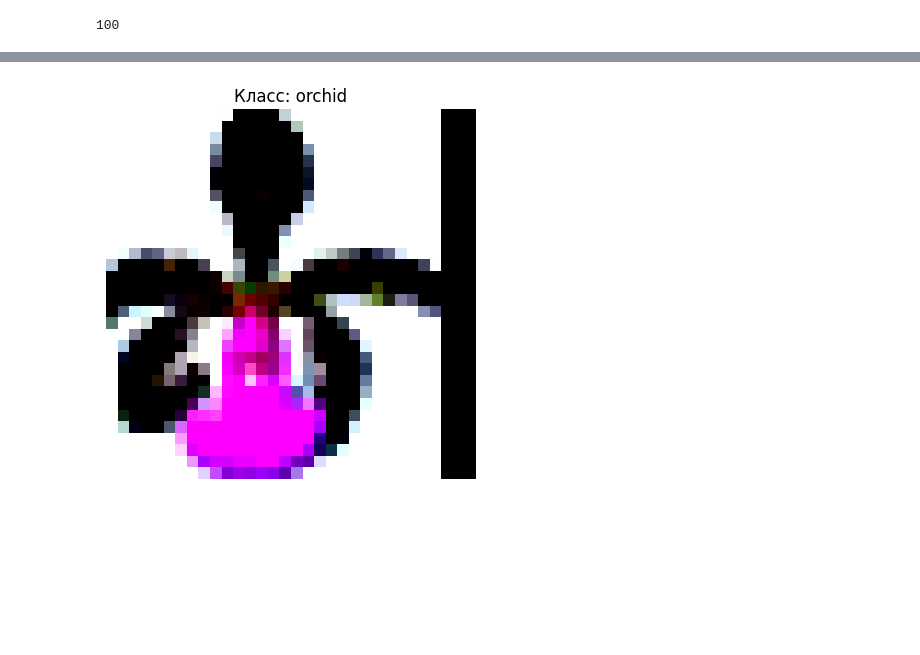
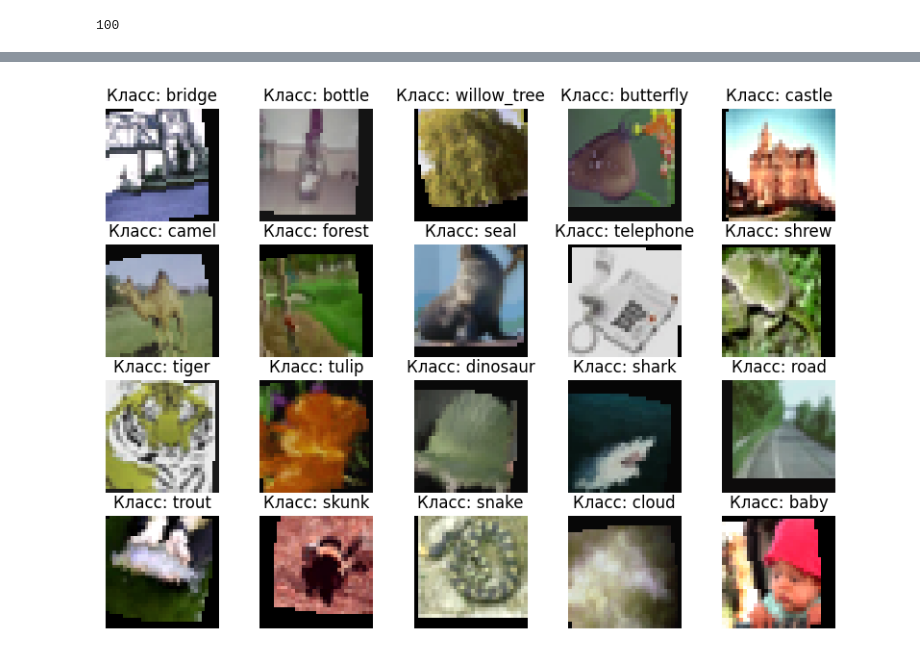
Before and after one commit to MederbekTuratbekov/ml_CIFAR_100, a Jupyter notebook: cifar_100/cifar_100.ipynb, the cells around one changed output, grey strips where cells are left out. Cells and saved outputs as stored; diff of their text form; code cells hidden in the pictures; blank space fills up the shorter version.

```diff
--- a/cifar_100/cifar_100.ipynb
+++ b/cifar_100/cifar_100.ipynb
@@ -7,16 +7,9 @@ from torch.utils.data import DataLoader
 from torchvision import datasets, transforms
 # %%
 train_transform = transforms.Compose([
+    transforms.RandomRotation(15),  # Случайный поворот на угол до 15 градусов
     transforms.RandomHorizontalFlip(),
     transforms.RandomCrop(32, padding=4),
-    transforms.ColorJitter(brightness=0.2, contrast=0.2),
+    transforms.ColorJitter(brightness=0.2, contrast=0.2, saturation=0.2, hue=0.1),  # Расширенный ColorJitter
     transforms.ToTensor(),
-    transforms.Normalize((0.5071, 0.4867, 0.4408),
-                         (0.2675, 0.2565, 0.2761))
-])
-
-test_transform = transforms.Compose([
-    transforms.ToTensor(),
-    transforms.Normalize((0.5071, 0.4867, 0.4408),
-                         (0.2675, 0.2565, 0.2761))
-])
+    transforms.Normalize((0.5071, 0.4867, 0.4408), (0.2675, 0.2565, 0.2761))])
@@ -35,11 +32,24 @@ print(classes)
 len(classes)
 # %% [output]
 100
+# %%
+mean = torch.tensor([0.5071, 0.4867, 0.4408]).view(3, 1, 1)
+std = torch.tensor([0.2675, 0.2565, 0.2761]).view(3, 1, 1)
+# %%
+def imshow_denorm(img, title=None):
+    img = img * std + mean
+    img = torch.clamp(img, 0, 1)
+    plt.imshow(img.permute(1, 2, 0))
+    if title:
+        plt.title(title)
+    plt.axis('off')
 # %%
 image, label = next(iter(train))
-plt.imshow(image[0].permute(1, 2, 0))
-plt.title(f'Класс: {classes[label[0]]}')
-plt.axis('off')
-plt.savefig('test1')
+plt.figure(figsize=(10, 10))
+for i in range(20):
+    plt.subplot(4, 5, i + 1)
+    imshow_denorm(image[i], title=f'Класс: {classes[label[i]]}')
+plt.subplots_adjust(top=0.65)
+plt.savefig('test2')
 plt.show()
 # %% [output]
@@ -47 +56 @@ WARNING:matplotlib.image:Clipping input data to the valid range for imshow with
-[figure, old version]
+[figure, new version]
```
Also changed, not shown: parts of 13 cells of this notebook, 3 other files.
